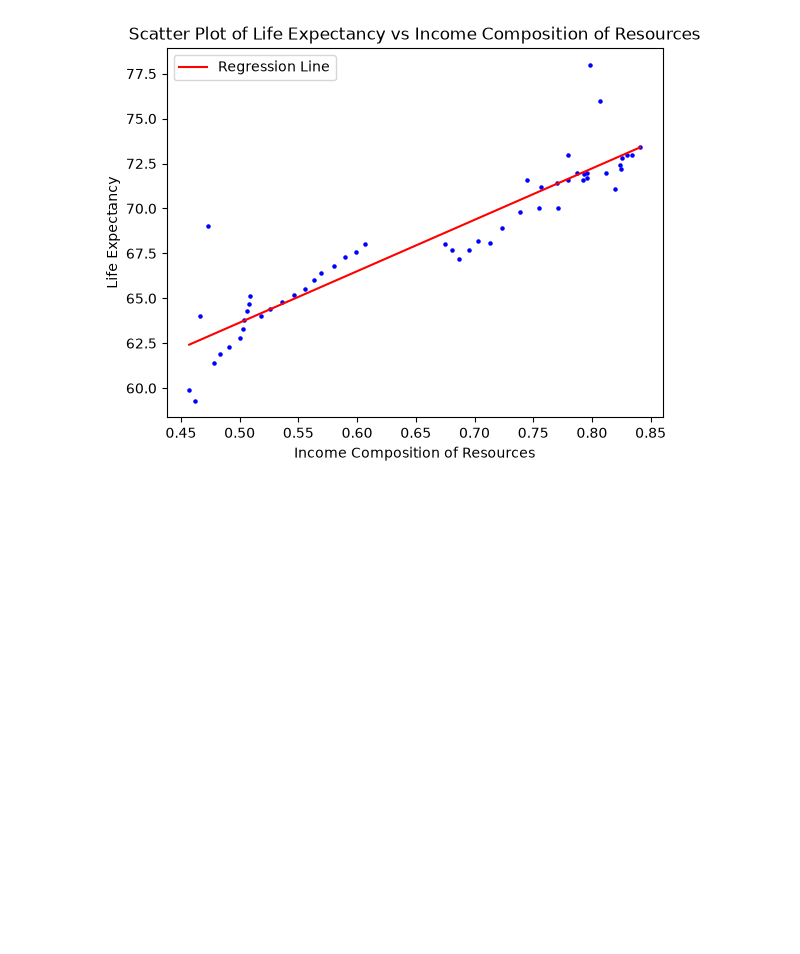
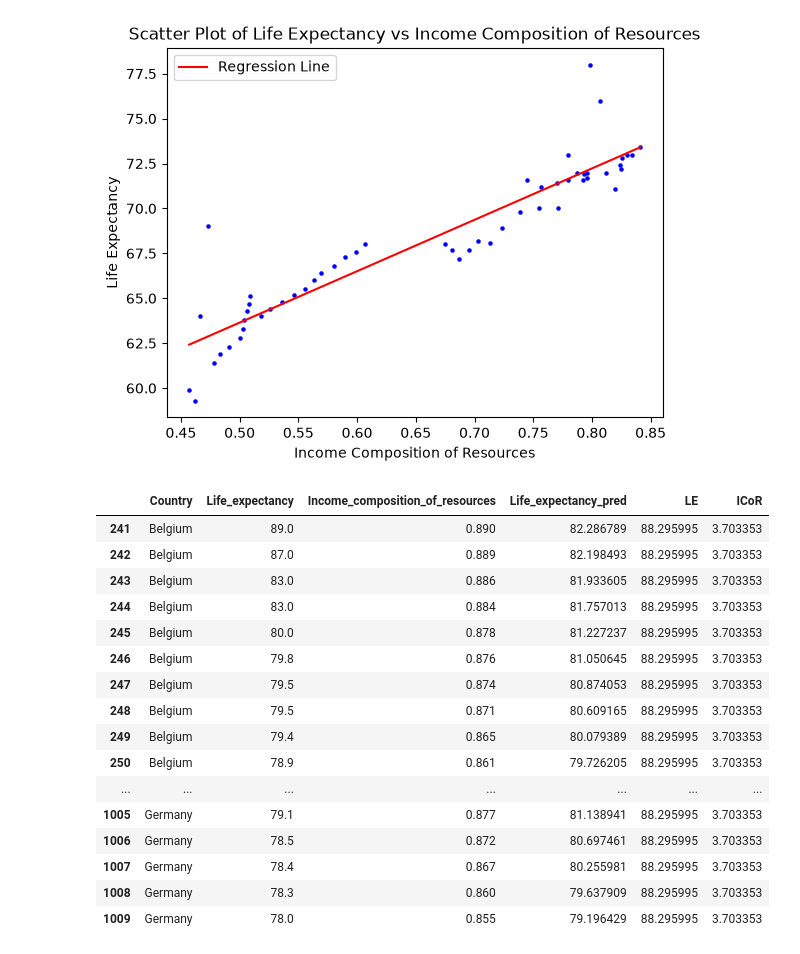
Before and after one commit to MohamedReda2003/Machine-Learning, a Jupyter notebook: TP/TP1.ipynb, the cells around one changed output. Cells and saved outputs as stored; diff of their text form; code cells hidden in the pictures; blank space fills up the shorter version.

```diff
--- a/TP/TP1.ipynb
+++ b/TP/TP1.ipynb
@@ -280,3 +281,37 @@ plt.legend()
 plt.show()
 # %% [output]
 [figure]
+# %%
+#LE, ICoR = np.polyfit(df_study['Income_composition_of_resources'], df_study['Life_expectancy'], deg=1)
+def moindre_carre(x,y):
+    mean_x = np.mean(x)
+    mean_y = np.mean(y)
+    numerator = np.sum((x - mean_x) * (y - mean_y))
+    denominator = np.sum((x - mean_x) ** 2)
+    a = numerator / denominator
+    b = mean_y - a * mean_x
+    return a,b
+LE, ICoR = moindre_carre(df_study_2['Income_composition_of_resources'], df_study_2['Life_expectancy'])
+
+df_study_2['Life_expectancy_pred'] = LE * df_study_2['Income_composition_of_resources'] + ICoR
+df_study_2['LE'] = LE
+df_study_2['ICoR'] = ICoR
+df_study_2
+# %% [output]
+|  | Country | Life_expectancy | Income_composition_of_resources | Life_expectancy_pred | LE | ICoR |
+| 241 | Belgium | 89.0 | 0.890 | 82.286789 | 88.295995 | 3.703353 |
+| 242 | Belgium | 87.0 | 0.889 | 82.198493 | 88.295995 | 3.703353 |
+| 243 | Belgium | 83.0 | 0.886 | 81.933605 | 88.295995 | 3.703353 |
+| 244 | Belgium | 83.0 | 0.884 | 81.757013 | 88.295995 | 3.703353 |
+| 245 | Belgium | 80.0 | 0.878 | 81.227237 | 88.295995 | 3.703353 |
+| 246 | Belgium | 79.8 | 0.876 | 81.050645 | 88.295995 | 3.703353 |
+| 247 | Belgium | 79.5 | 0.874 | 80.874053 | 88.295995 | 3.703353 |
+| 248 | Belgium | 79.5 | 0.871 | 80.609165 | 88.295995 | 3.703353 |
+| 249 | Belgium | 79.4 | 0.865 | 80.079389 | 88.295995 | 3.703353 |
+| 250 | Belgium | 78.9 | 0.861 | 79.726205 | 88.295995 | 3.703353 |
+| ... | ... | ... | ... | ... | ... | ... |
+| 1005 | Germany | 79.1 | 0.877 | 81.138941 | 88.295995 | 3.703353 |
+| 1006 | Germany | 78.5 | 0.872 | 80.697461 | 88.295995 | 3.703353 |
+| 1007 | Germany | 78.4 | 0.867 | 80.255981 | 88.295995 | 3.703353 |
+| 1008 | Germany | 78.3 | 0.860 | 79.637909 | 88.295995 | 3.703353 |
+| 1009 | Germany | 78.0 | 0.855 | 79.196429 | 88.295995 | 3.703353 |
```
Also changed, not shown: parts of 3 cells of this notebook.
